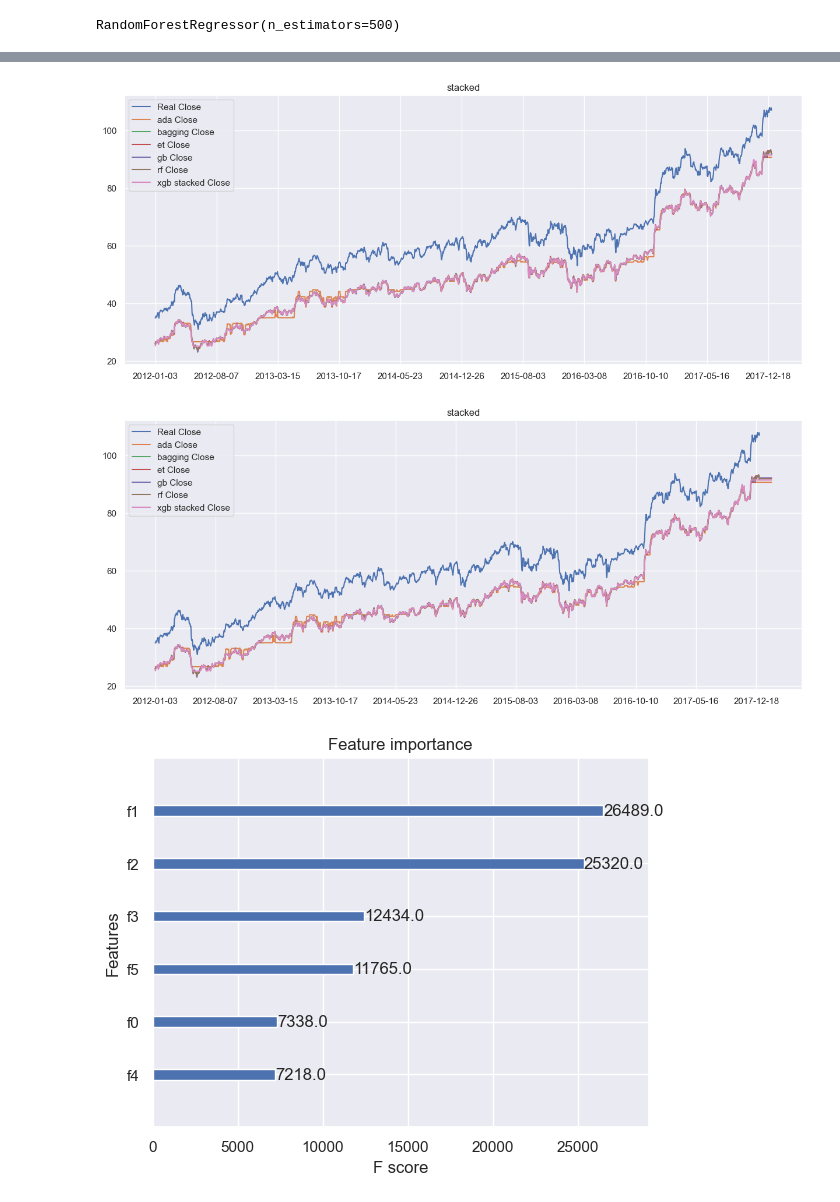
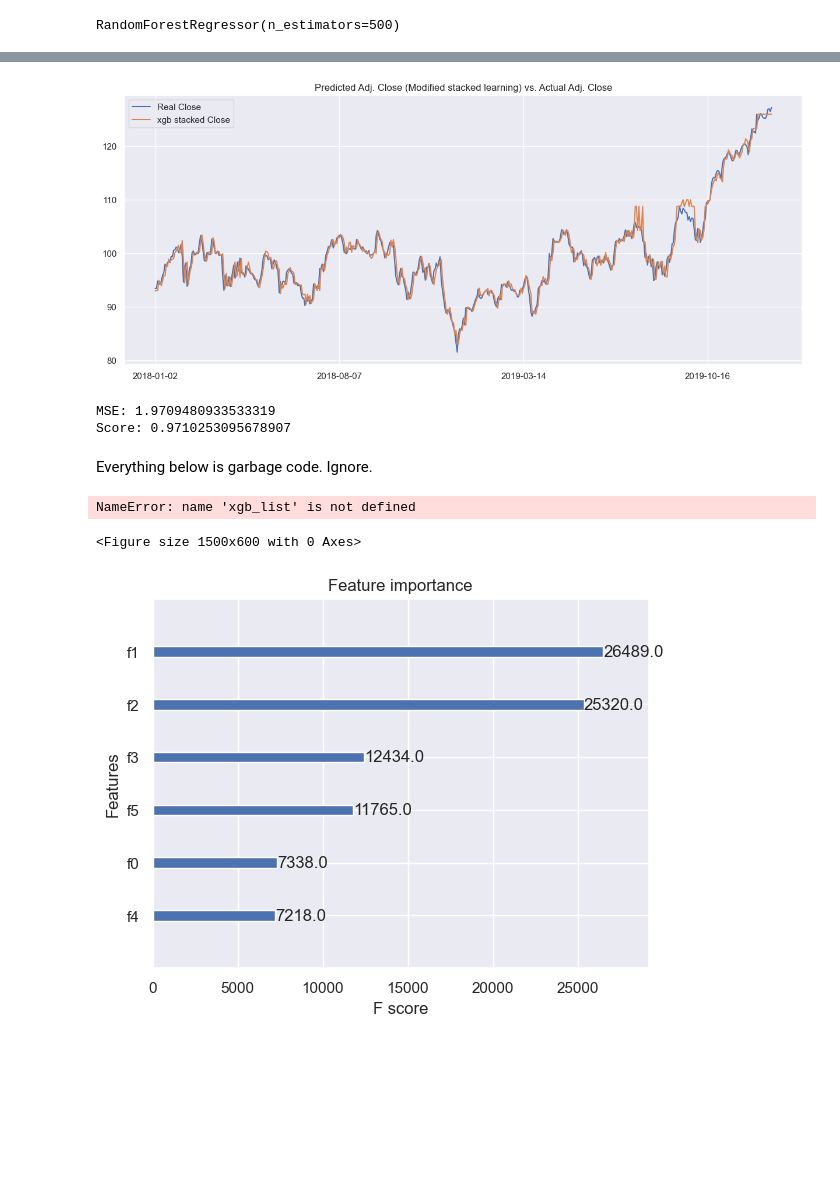
Before and after one commit to willzwetolitz/DS340W, a Jupyter notebook: main/stacked_trading.ipynb, the cells around one changed output, grey strips where cells are left out. Saved outputs shown, nothing was run; the diff lists cells and outputs as text; code cells hidden in the pictures; blank space fills up the shorter version.

Commit message:
Add validation data and results section to stacked_trading notebook.

```diff
--- a/main/stacked_trading.ipynb
+++ b/main/stacked_trading.ipynb
@@ -35,2 +38,3 @@ df_full.head()
 # %%
 df_full = pd.read_csv('data_raw/JPM_2012_2018.csv')
+df_full_test = pd.read_csv('data_raw/JPM_2018_2020.csv')
@@ -140,0 +396,8 @@ RandomForestRegressor(n_estimators=500)
+# %%
+# Fitting final level 1 models (w/o k-folding)
+
+ada.fit(trimmed_tv, close_normalize[1:])
+bagging.fit(trimmed_tv, close_normalize[1:])
+et.fit(trimmed_tv, close_normalize[1:])
+gb.fit(trimmed_tv, close_normalize[1:])
+rf.fit(trimmed_tv, close_normalize[1:])
@@ -220,0 +445,19 @@ def reverse_close(array):
+# %%
+# Generate predictions for validation (unseen) data
+# Very similar to earlier, except different names and no training (i.e. fit) step, only predictions
+
+ada_pred_test=ada.predict(thought_vector_test)
+bagging_pred_test=bagging.predict(thought_vector_test)
+et_pred_test=et.predict(thought_vector_test)
+gb_pred_test=gb.predict(thought_vector_test)
+rf_pred_test=rf.predict(thought_vector_test)
+ada_actual_test = np.hstack([close_normalize_test[0],ada_pred_test[:-1]])
+bagging_actual_test = np.hstack([close_normalize_test[0],bagging_pred_test[:-1]])
+et_actual_test = np.hstack([close_normalize_test[0],et_pred_test[:-1]])
+gb_actual_test = np.hstack([close_normalize_test[0],gb_pred_test[:-1]])
+rf_actual_test = np.hstack([close_normalize_test[0],rf_pred_test[:-1]])
+stack_predict_test = np.vstack([ada_actual_test,bagging_actual_test,et_actual_test,gb_actual_test,rf_actual_test]).T
+corr_df_test = pd.DataFrame(stack_predict_test)
+xgb_pred_test = clf.predict(stack_predict_test)
+xgb_actual_test = np.hstack([close_normalize_test[0],xgb_pred_test[:-1]])
+date_original_test=pd.Series(date_ori_test).dt.strftime(date_format='%Y-%m-%d').tolist()
@@ -221,17 +480,24 @@ def reverse_close(array):
 # %%
 plt.figure(figsize = (15,6))
-x_range = np.arange(df.Close.shape[0])
-plt.plot(x_range, df.Close, label = 'Real Close')
-plt.plot(x_range, reverse_close(ada_pred), label = 'ada Close')
-plt.plot(x_range, reverse_close(bagging_pred), label = 'bagging Close')
-plt.plot(x_range, reverse_close(et_pred), label = 'et Close')
-plt.plot(x_range, reverse_close(gb_pred), label = 'gb Close')
-plt.plot(x_range, reverse_close(rf_pred), label = 'rf Close')
-plt.plot(x_range, reverse_close(xgb_pred), label = 'xgb stacked Close')
+x_range_test = np.arange(df_full_test.loc[:, 'Adj Close'].shape[0])
+plt.plot(x_range_test, df_full_test.loc[:, 'Adj Close'], label = 'Real Close')
+plt.plot(x_range_test, reverse_close_test(xgb_pred_test), label = 'xgb stacked Close')
 plt.legend()
-plt.xticks(x_range[::150], date_original[::150])
-plt.title('stacked')
+plt.xticks(x_range_test[::150], date_original_test[::150])
+plt.title('Predicted Adj. Close (Modified stacked learning) vs. Actual Adj. Close')
 plt.show()
 # %% [output]
-[figure, old version]
+[figure, new version]
+# %%
+from sklearn.metrics import mean_squared_error
+
+print('MSE: ' + str(mean_squared_error(df_full_test.loc[:,'Adj Close'], reverse_close_test(xgb_pred_test))))
+print('Score: ' + str(clf.score(stack_predict_test, close_normalize_test)))
+
+clf.save_model('results/modified_clf.json')
+# %% [output]
+MSE: 1.9709480933533319
+Score: 0.9710253095678907
+# %% [markdown]
+Everything below is garbage code. Ignore.
 # %%
@@ -268,21 +536,22 @@ def predict(count, history = 5):
 predict(30, history = 5)
 # %%
 plt.figure(figsize = (15,6))
-x_range = np.arange(df.Close.shape[0])
+x_range = np.arange(df_full.Close.shape[0])
 x_range_future = np.arange(len(xgb_list))
-plt.plot(x_range, df.Close, label = 'Real Close')
-plt.plot(x_range_future, reverse_close(np.array(ada_list)), label = 'ada Close')
-plt.plot(x_range_future, reverse_close(np.array(bagging_list)), label = 'bagging Close')
-plt.plot(x_range_future, reverse_close(np.array(et_list)), label = 'et Close')
-plt.plot(x_range_future, reverse_close(np.array(gb_list)), label = 'gb Close')
-plt.plot(x_range_future, reverse_close(np.array(rf_list)), label = 'rf Close')
-plt.plot(x_range_future, reverse_close(np.array(xgb_list)), label = 'xgb stacked Close')
+plt.plot(x_range, df_full.Close, label = 'Real Close')
+plt.plot(x_range_future, reverse_close_train(np.array(ada_list)), label = 'ada Close')
+plt.plot(x_range_future, reverse_close_train(np.array(bagging_list)), label = 'bagging Close')
+plt.plot(x_range_future, reverse_close_train(np.array(et_list)), label = 'et Close')
+plt.plot(x_range_future, reverse_close_train(np.array(gb_list)), label = 'gb Close')
+plt.plot(x_range_future, reverse_close_train(np.array(rf_list)), label = 'rf Close')
+plt.plot(x_range_future, reverse_close_train(np.array(xgb_list)), label = 'xgb stacked Close')
 plt.legend()
 plt.xticks(x_range_future[::150], pd.Series(date_ori).dt.strftime(date_format='%Y-%m-%d').tolist()[::150])
 plt.title('stacked')
 plt.show()
 # %% [output]
-[figure, removed]
+NameError: name 'xgb_list' is not defined
+<Figure size 1500x600 with 0 Axes>
 # %%
 ### Arima Slightly more important than RNN, but clearly overfits (most likley represents lagged close more than anything else)
 from xgboost import plot_importance
```
Also changed, not shown: parts of 44 cells of this notebook.
